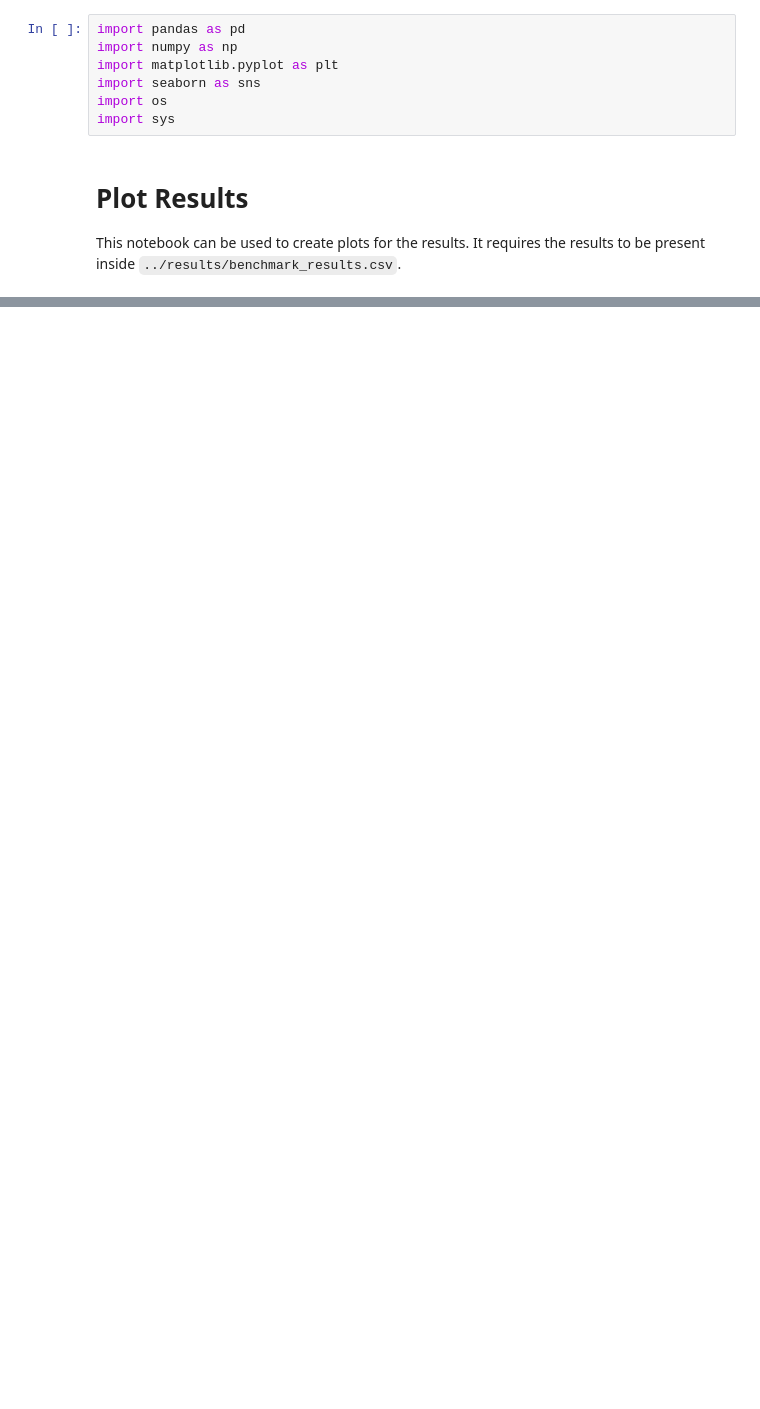
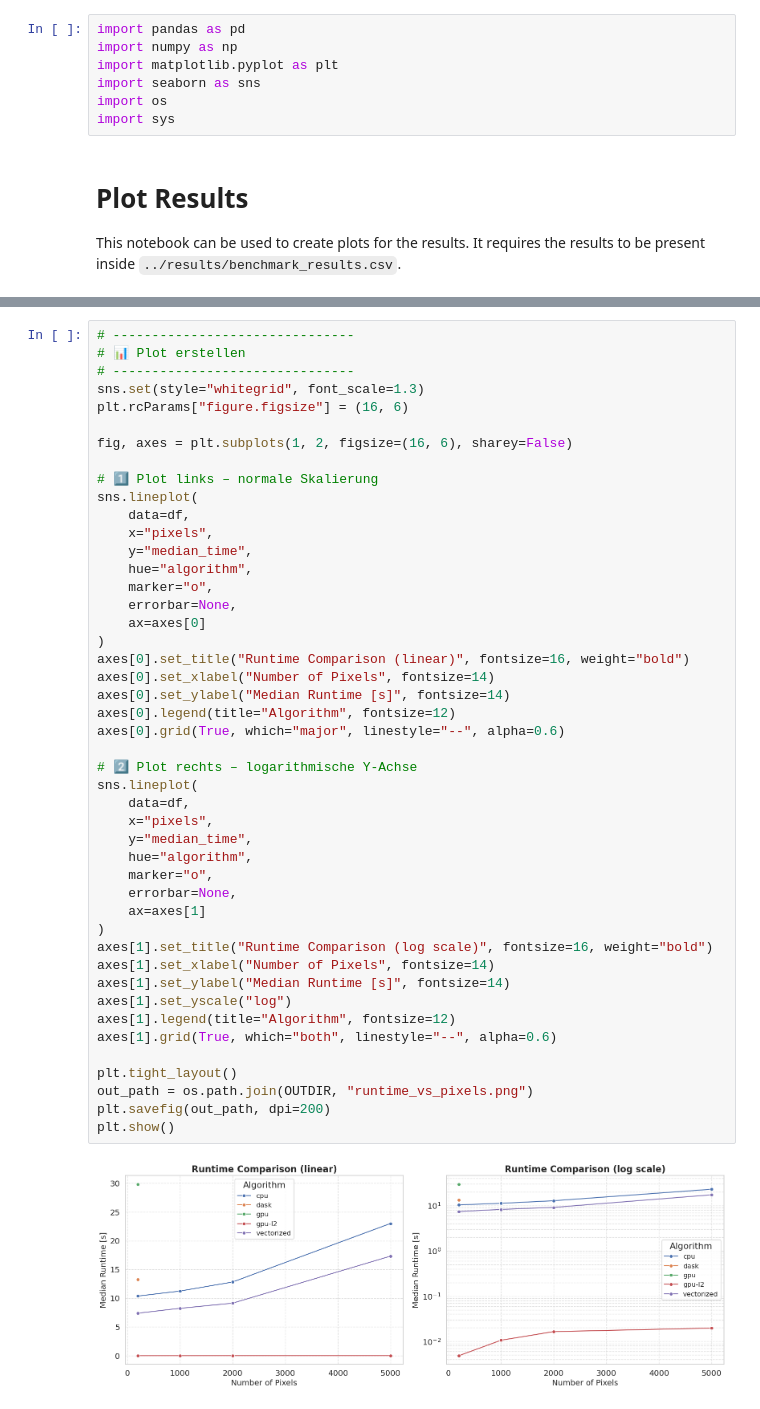
Before and after one commit to stefansimic/demreg-hpcp-modul, a Jupyter notebook: python/plots.ipynb, the cells around one changed output, grey strips where cells are left out. Saved outputs shown, nothing was run; the diff lists cells and outputs as text; blank space fills up the shorter version.

```diff
--- a/python/plots.ipynb
+++ b/python/plots.ipynb
@@ -161,0 +209,48 @@ for algo in algos:
+# %%
+# -------------------------------
+# 📊 Plot erstellen
+# -------------------------------
+sns.set(style="whitegrid", font_scale=1.3)
+plt.rcParams["figure.figsize"] = (16, 6)
+
+fig, axes = plt.subplots(1, 2, figsize=(16, 6), sharey=False)
+
+# 1️⃣ Plot links – normale Skalierung
+sns.lineplot(
+    data=df,
+    x="pixels",
+    y="median_time",
+    hue="algorithm",
+    marker="o",
+    errorbar=None,
+    ax=axes[0]
+)
+axes[0].set_title("Runtime Comparison (linear)", fontsize=16, weight="bold")
+axes[0].set_xlabel("Number of Pixels", fontsize=14)
+axes[0].set_ylabel("Median Runtime [s]", fontsize=14)
+axes[0].legend(title="Algorithm", fontsize=12)
+axes[0].grid(True, which="major", linestyle="--", alpha=0.6)
+
+# 2️⃣ Plot rechts – logarithmische Y-Achse
+sns.lineplot(
+    data=df,
+    x="pixels",
+    y="median_time",
+    hue="algorithm",
+    marker="o",
+    errorbar=None,
+    ax=axes[1]
+)
+axes[1].set_title("Runtime Comparison (log scale)", fontsize=16, weight="bold")
+axes[1].set_xlabel("Number of Pixels", fontsize=14)
+axes[1].set_ylabel("Median Runtime [s]", fontsize=14)
+axes[1].set_yscale("log")
+axes[1].legend(title="Algorithm", fontsize=12)
+axes[1].grid(True, which="both", linestyle="--", alpha=0.6)
+
+plt.tight_layout()
+out_path = os.path.join(OUTDIR, "runtime_vs_pixels.png")
+plt.savefig(out_path, dpi=200)
+plt.show()
+# %% [output]
+[figure, added]
```
Also changed, not shown: parts of 3 cells of this notebook, 6 other files.
